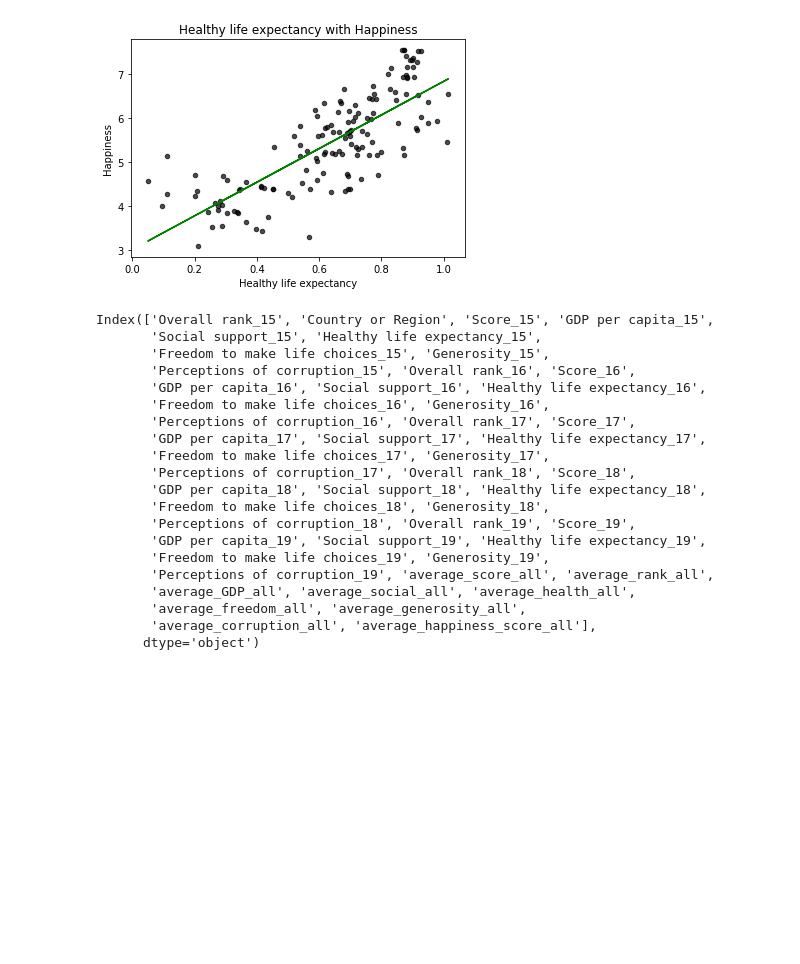
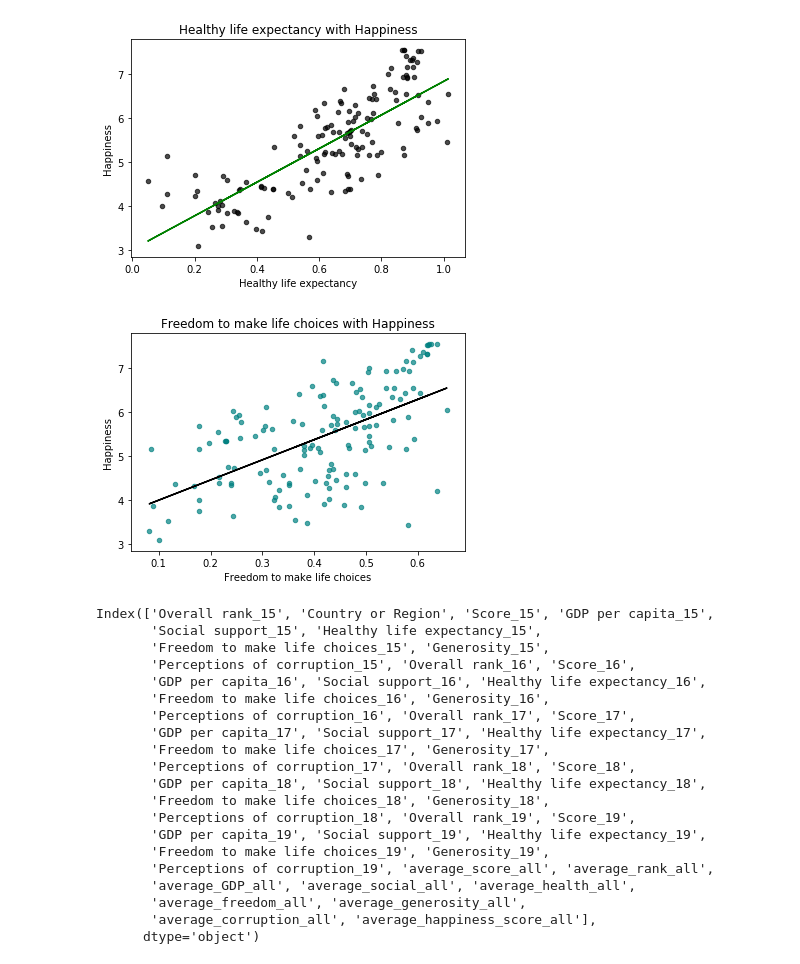
Before and after one commit to jcook25/project-one, a Jupyter notebook: Tammy.ipynb, the cells around one changed output. Drawn from its saved outputs; the diff is of its cells as text; code cells hidden in the pictures; blank space fills up the shorter version.

```diff
--- a/Tammy.ipynb
+++ b/Tammy.ipynb
@@ -473,19 +454,21 @@ plt.show()
 # %% [output]
 [figure]
 # %%
-xdata = df_all["average_health_all"]
+xdata = df_all["average_freedom_all"]
 # (slope,intercept,_,_,_) = stats.linregress("average_GDP_all","average_happiness_score_all")
 ydata = df_all["average_happiness_score_all"]
 
 (slope,intercept,_,_,_) = stats.linregress(xdata,ydata)
-fit = slope * xdata + intercept
+fitfree = slope * xdata + intercept
 
-df_all.plot(kind='scatter', x='average_health_all', y="average_happiness_score_all",alpha = 0.7,color = 'black')
-plt.xlabel('Healthy life expectancy')
+df_all.plot(kind='scatter', x='average_freedom_all', y="average_happiness_score_all",alpha = 0.7,color = 'teal')
+plt.xlabel('Freedom to make life choices')
 plt.ylabel('Happiness')
-plt.title('Healthy life expectancy with Happiness')
-plt.plot(xdata, fithealth, "G")
+plt.title('Freedom to make life choices with Happiness')
+plt.plot(xdata, fitfree, "black")
 plt.show()
+# %% [output]
+[figure, added]
 # %%
 df_all.columns
 # %% [output]
```
Also changed, not shown: parts of 6 cells of this notebook, 2 other files.
